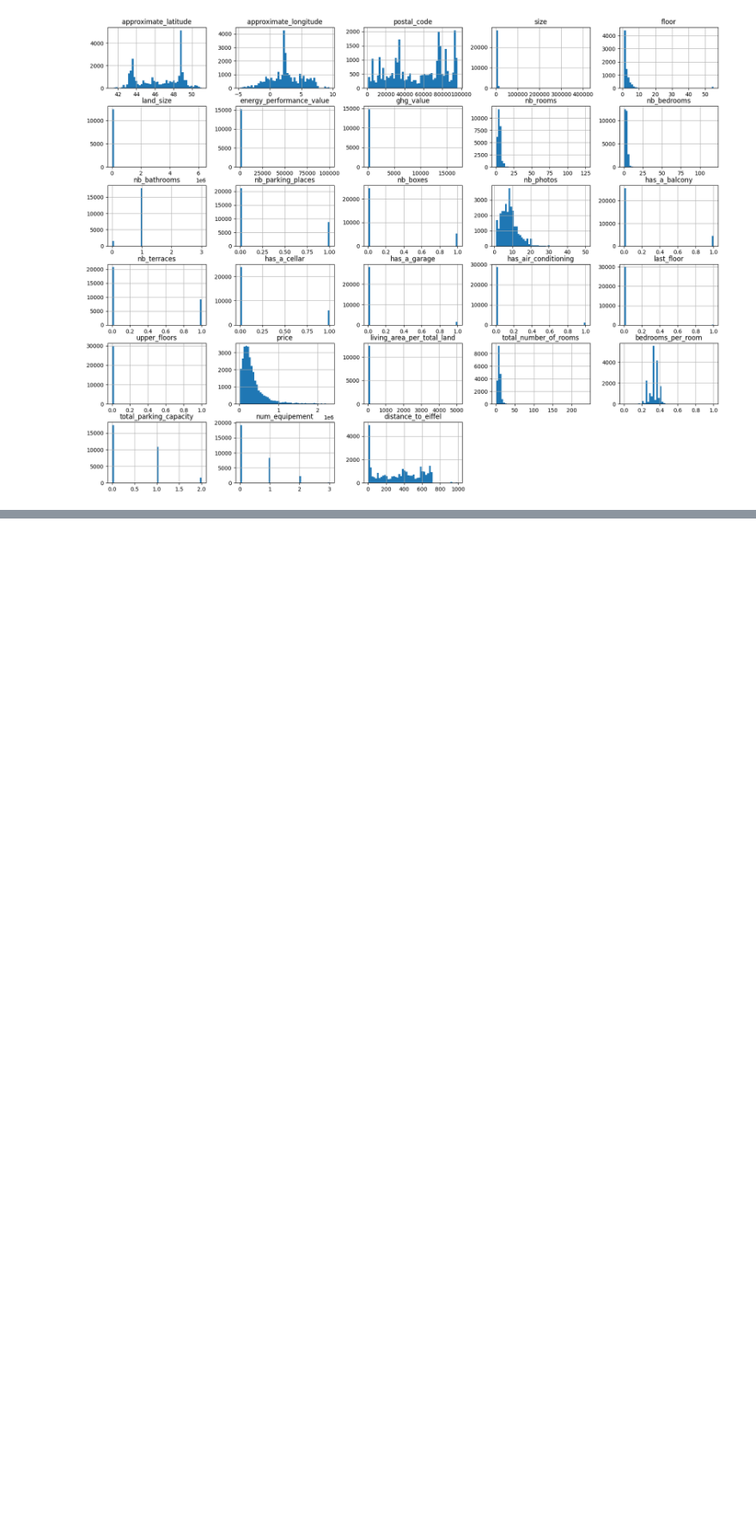
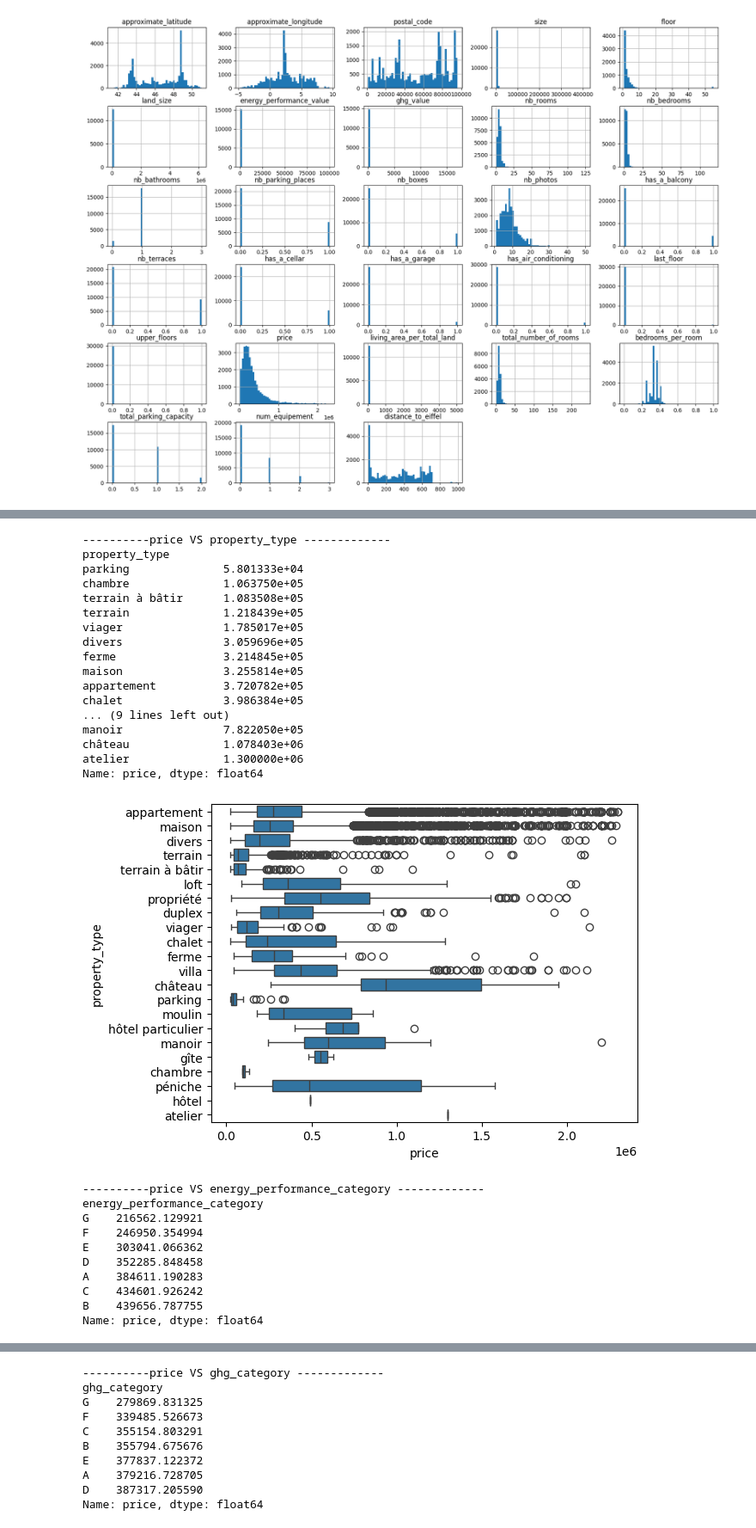
Before and after one commit to seve-cmk/ML_Projects, a Jupyter notebook: Immo_Predict.ipynb, the cells around one changed output, grey strips where cells are left out. Shown at 86% size. Drawn from its saved outputs; the diff is of its cells as text; code cells hidden in the pictures; blank space fills up the shorter version.

```diff
--- a/Immo_Predict.ipynb
+++ b/Immo_Predict.ipynb
@@ -322,0 +353,36 @@ px.scatter(real_estate, x = 'approximate_longitude', y = 'approximate_latitude',
+# %%
+for col in list(real_estate.select_dtypes(include = 'object').drop('city', axis=1)):
+  print("----------price VS", col, "-------------")
+  print(real_estate.groupby(col)['price'].mean().sort_values())
+  sns.boxplot(data=real_estate, x= 'price', y=col)
+  plt.show()
+  plt.close()
+# %% [output]
+----------price VS property_type -------------
+property_type
+parking              5.801333e+04
+chambre              1.063750e+05
+terrain à bâtir      1.083508e+05
+terrain              1.218439e+05
+viager               1.785017e+05
+divers               3.059696e+05
+ferme                3.214845e+05
+maison               3.255814e+05
+appartement          3.720782e+05
+chalet               3.986384e+05
+... (9 lines left out)
+manoir               7.822050e+05
+château              1.078403e+06
+atelier              1.300000e+06
+Name: price, dtype: float64
+[figure, added]
+----------price VS energy_performance_category -------------
+energy_performance_category
+G    216562.129921
+F    246950.354994
+E    303041.066362
+D    352285.848458
+A    384611.190283
+C    434601.926242
+B    439656.787755
+Name: price, dtype: float64
@@ -322,0 +390,10 @@ px.scatter(real_estate, x = 'approximate_longitude', y = 'approximate_latitude',
+----------price VS ghg_category -------------
+ghg_category
+G    279869.831325
+F    339485.526673
+C    355154.803291
+B    355794.675676
+E    377837.122372
+A    379216.728705
+D    387317.205590
+Name: price, dtype: float64
```
Also changed, not shown: parts of 10 cells of this notebook.
